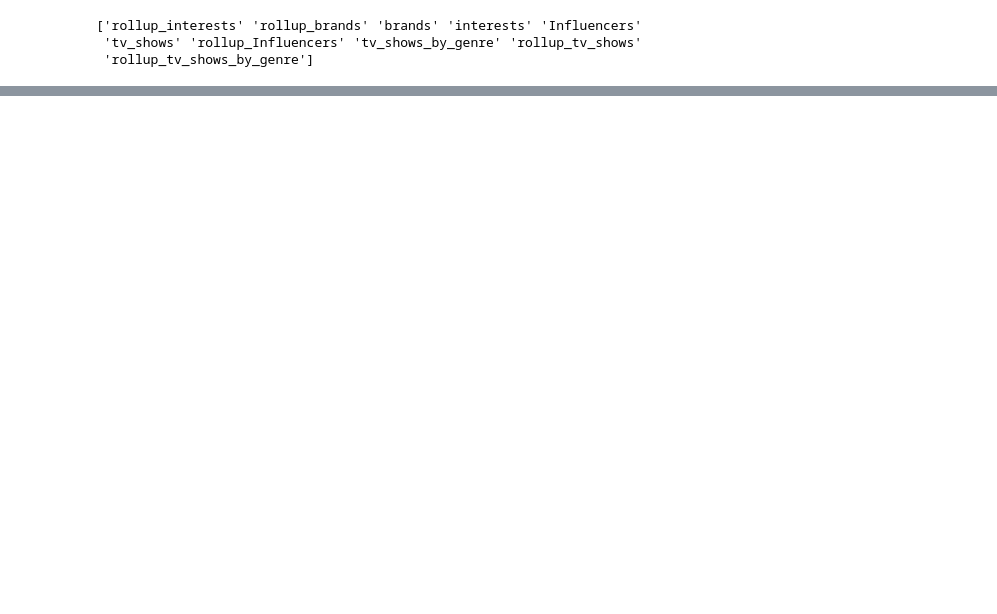
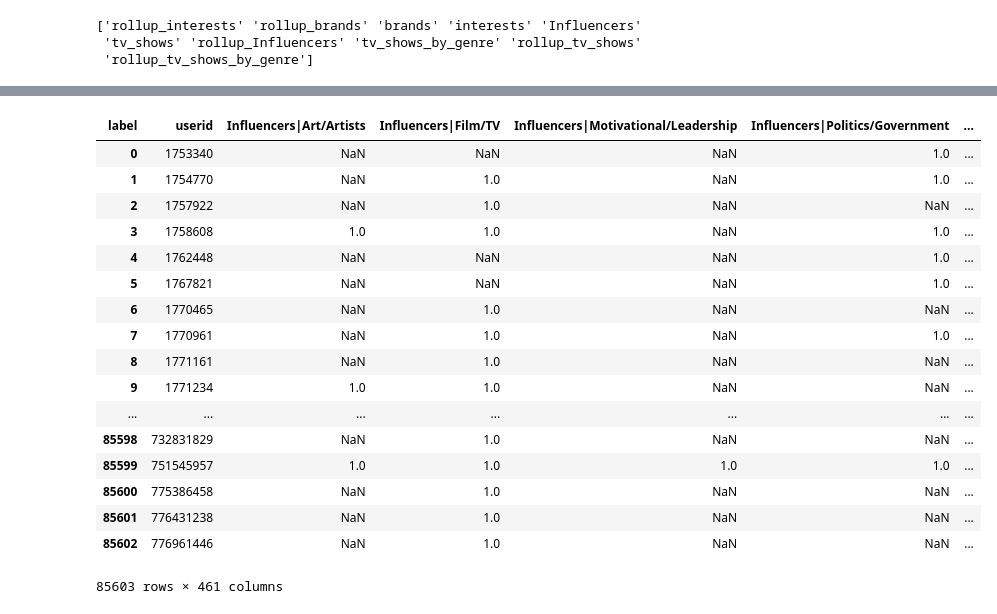
Before and after one commit to fosfobd/hackathon2, a Jupyter notebook: statsocial.ipynb, the cells around one changed output, grey strips where cells are left out. Cells and saved outputs as stored; diff of their text form; code cells hidden in the pictures; blank space fills up the shorter version.

```diff
--- a/statsocial.ipynb
+++ b/statsocial.ipynb
@@ -142,0 +248,3 @@ rollup_interests
+# %%
+merged22= merged.drop(columns=['affinity'])
+meged22=merged22.drop_duplicates()
@@ -142,0 +272,5 @@ rollup_interests
+# %%
+gnar = pd.DataFrame()
+gnar['label'] = meged22['lvl1'] + '|' + meged22['lvl2']
+gnar['userid'] = meged22['userid']
+gnar
@@ -142,0 +317,23 @@ rollup_interests
+# %%
+gnar['baz'] = 1
+result = gnar.pivot(index='userid', columns='label', values='baz').reset_index()
+result
+# %% [output]
+| label | userid | Influencers|Art/Artists | Influencers|Film/TV | Influencers|Motivational/Leadership | Influencers|Politics/Government | ... |
+| 0 | 1753340 | NaN | NaN | NaN | 1.0 | ... |
+| 1 | 1754770 | NaN | 1.0 | NaN | 1.0 | ... |
+| 2 | 1757922 | NaN | 1.0 | NaN | NaN | ... |
+| 3 | 1758608 | 1.0 | 1.0 | NaN | 1.0 | ... |
+| 4 | 1762448 | NaN | NaN | NaN | 1.0 | ... |
+| 5 | 1767821 | NaN | NaN | NaN | 1.0 | ... |
+| 6 | 1770465 | NaN | 1.0 | NaN | NaN | ... |
+| 7 | 1770961 | NaN | 1.0 | NaN | 1.0 | ... |
+| 8 | 1771161 | NaN | 1.0 | NaN | NaN | ... |
+| 9 | 1771234 | 1.0 | 1.0 | NaN | NaN | ... |
+| ... | ... | ... | ... | ... | ... | ... |
+| 85598 | 732831829 | NaN | 1.0 | NaN | NaN | ... |
+| 85599 | 751545957 | 1.0 | 1.0 | 1.0 | 1.0 | ... |
+| 85600 | 775386458 | NaN | 1.0 | NaN | NaN | ... |
+| 85601 | 776431238 | NaN | 1.0 | NaN | NaN | ... |
+| 85602 | 776961446 | NaN | 1.0 | NaN | NaN | ... |
+85603 rows × 461 columns
```
Also changed, not shown: parts of 18 cells of this notebook.
